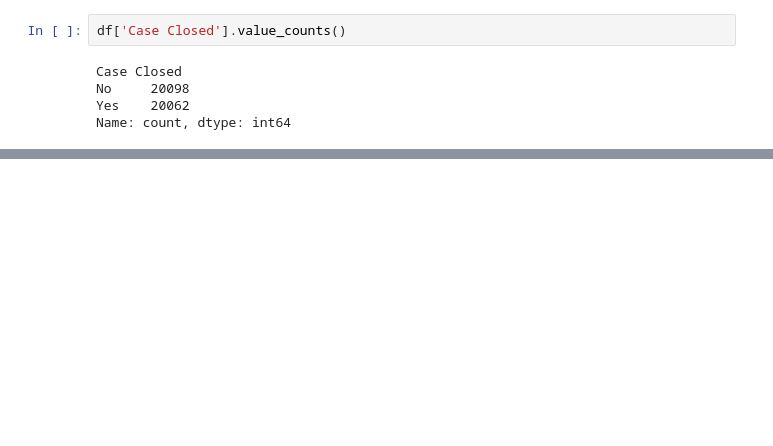
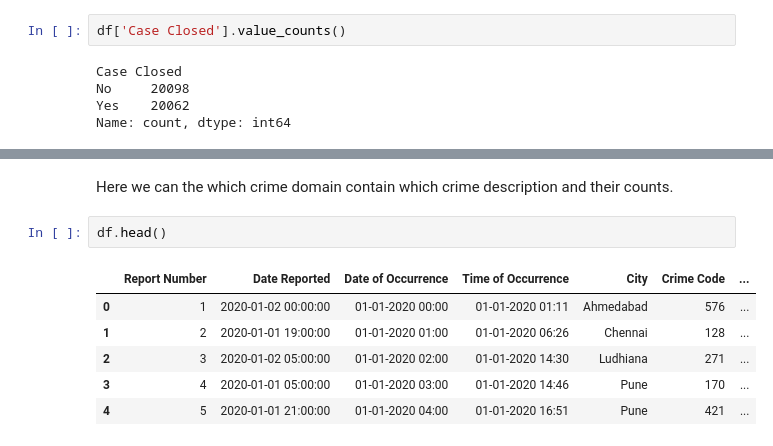
Before and after one commit to HimanshuBhamaniya/Indian-crimes, a Jupyter notebook: Indian_crimes.ipynb, the cells around one changed output, grey strips where cells are left out. Drawn from its saved outputs; the diff is of its cells as text; blank space fills up the shorter version.

```diff
--- a/Indian_crimes.ipynb
+++ b/Indian_crimes.ipynb
@@ -165,0 +268,11 @@ Name: count, dtype: int64
+# %% [markdown]
+Here we can the which crime domain contain which crime description and their counts.
+# %%
+df.head()
+# %% [output]
+|  | Report Number | Date Reported | Date of Occurrence | Time of Occurrence | City | Crime Code | ... |
+| 0 | 1 | 2020-01-02 00:00:00 | 01-01-2020 00:00 | 01-01-2020 01:11 | Ahmedabad | 576 | ... |
+| 1 | 2 | 2020-01-01 19:00:00 | 01-01-2020 01:00 | 01-01-2020 06:26 | Chennai | 128 | ... |
+| 2 | 3 | 2020-01-02 05:00:00 | 01-01-2020 02:00 | 01-01-2020 14:30 | Ludhiana | 271 | ... |
+| 3 | 4 | 2020-01-01 05:00:00 | 01-01-2020 03:00 | 01-01-2020 14:46 | Pune | 170 | ... |
+| 4 | 5 | 2020-01-01 21:00:00 | 01-01-2020 04:00 | 01-01-2020 16:51 | Pune | 421 | ... |
```
Also changed, not shown: parts of 16 cells of this notebook.
